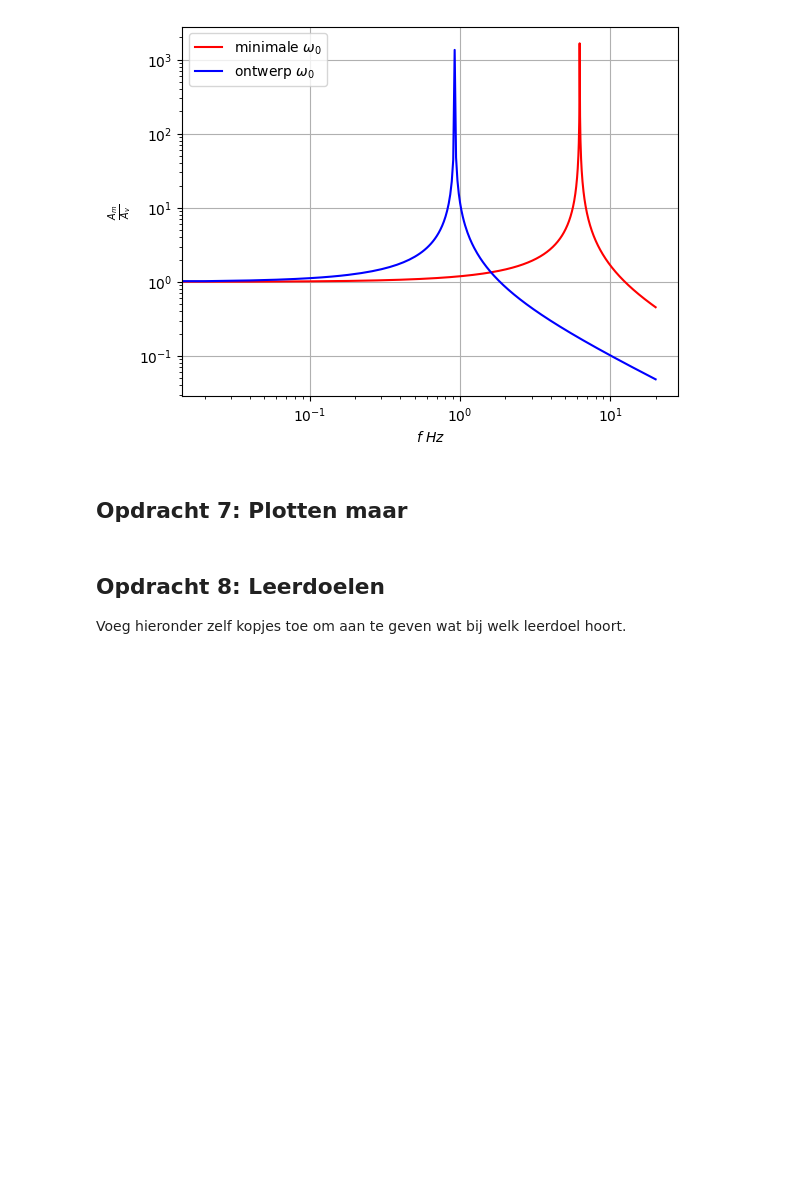
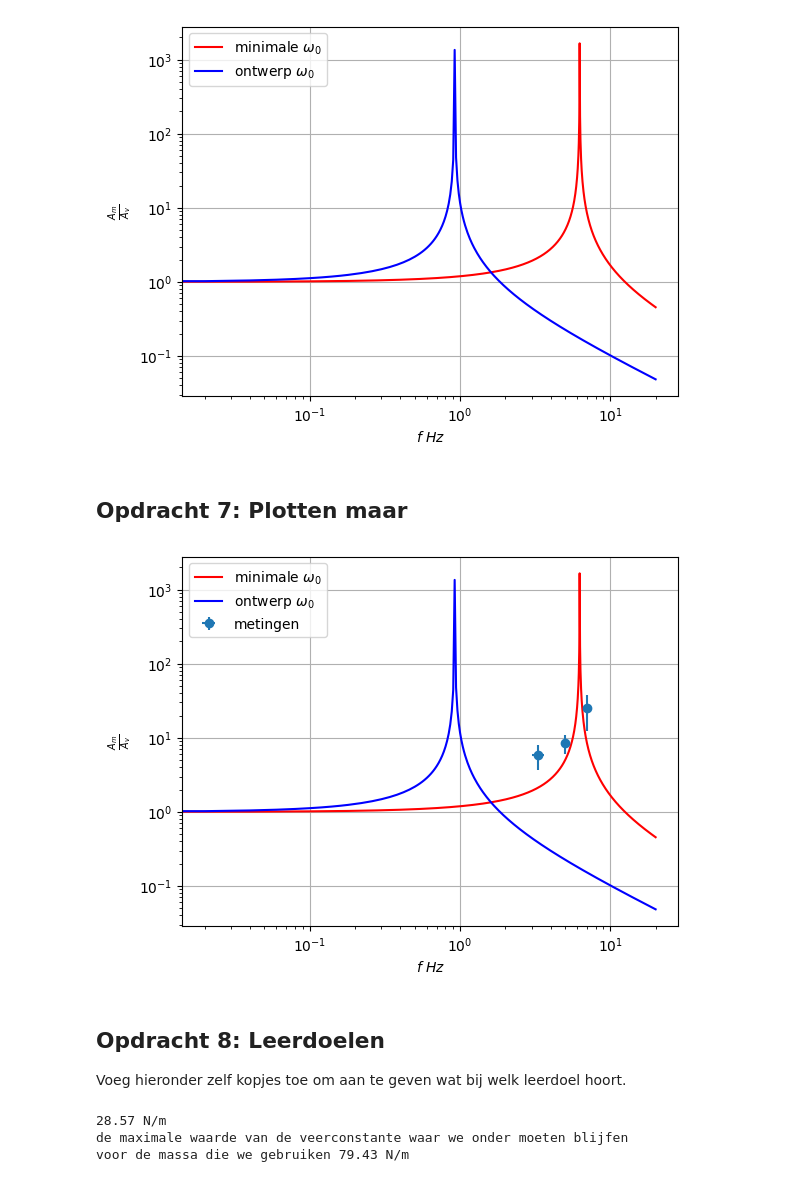
Before and after one commit to gltChboy/opdrachten-DEF-D, a Jupyter notebook: FysiekeOntwerpopdrachten/5MaakEenOpstellingTrillingsvrij/Ontwerpopdracht5MaakEenOpstellingTrillingsvrijInvulTemplate.ipynb, the cells around one changed output. Cells and saved outputs as stored; diff of their text form; code cells hidden in the pictures; blank space fills up the shorter version.

```diff
--- a/FysiekeOntwerpopdrachten/5MaakEenOpstellingTrillingsvrij/Ontwerpopdracht5MaakEenOpstellingTrillingsvrijInvulTemplate.ipynb
+++ b/FysiekeOntwerpopdrachten/5MaakEenOpstellingTrillingsvrij/Ontwerpopdracht5MaakEenOpstellingTrillingsvrijInvulTemplate.ipynb
@@ -243,11 +254,77 @@ plt.show()
 # %% [markdown]
 ## Opdracht 7: Plotten maar
 # %%
-# Voeg hier je plots in.
+def model(f, f0):
+    return (1)/(1 - ( f / (f0**2)))
+
+f0_theorie = 5/2
+f = np.linspace(0, 20, 1000)
+AmAv = model(f, f0_theorie)
+
+f0_ontwerp = 0.96
+AmAv_ontwerp = model(f, f0_ontwerp)
+
+f_meting = np.array([3.3, 5, 7])
+Am = np.array([5 ,6 ,5 ])
+Av = np.array([0.85 ,0.7 ,0.2 ])
+AmAv_meting = Am / Av
+
+# voor de metingen hebben we de frequentie binen deze rqange weten te houden
+uf = 0.3
+uAm = np.array([0.6,0.4,0.5])
+uAv = np.array([0.3,0.2,0.1])
+
+uAmAv = np.sqrt((uAm / Av)**2 + (uAv * Am/(Av**2))**2)
+
+#plot
+plt.figure()
+
+plt.loglog(f, abs(AmAv), "r-", label = r"minimale $\omega_0$")
+plt.loglog(f, abs(AmAv_ontwerp), "b-", label = r"ontwerp $\omega_0$")
+plt.errorbar(f_meting, AmAv_meting, xerr = uf, yerr = uAmAv, fmt = "o"
+             , label = "metingen")
+
+
+plt.xlabel(r"$f$ $Hz$")
+plt.ylabel(r"$\frac{A_{m}}{A_{v}}$")
+
+plt.legend()
+plt.grid()
+plt.savefig("opdracht7.1.png")
+plt.show()
+# %% [output]
+[figure, added]
 # %% [markdown]
 ## Opdracht 8: Leerdoelen
 Voeg hieronder zelf kopjes toe om aan te geven wat bij welk leerdoel hoort.
 # %%
-# Als je met Python je resultaten wil laten zien: voeg hier je code in.
+#dit gebruiken we om te checken wat de maximale waarde van c is
+#en welke onze opstelling zou moeten hebben
+
+def model(L, A):
+    global E
+    return A * E / L
+
+E = 1e6
+
+#lengte van 1 elastiek
+L = 0.105
+
+#opp van een elastiek
+A = 2e-6
+
+#we gebruiken 6 elastieken (3 stengels van 2)
+c = model(2 * L, 3 * A)
+
+#de waarde van de veerconstante van ons systeem
+print(f"{c:.4} N/m")
+
+massa = 0.503
+print("de maximale waarde van de veerconstante waar we onder moeten blijfen \n"+
+      f"voor de massa die we gebruiken {model1(massa, dX):.4} N/m")
+# %% [output]
+28.57 N/m
+de maximale waarde van de veerconstante waar we onder moeten blijfen
+voor de massa die we gebruiken 79.43 N/m
 # %% [markdown]
 #### Als je je figuren onderweg opgeslagen hebt, kan je ze hier invoegen:
```
Also changed, not shown: parts of 4 cells of this notebook.
